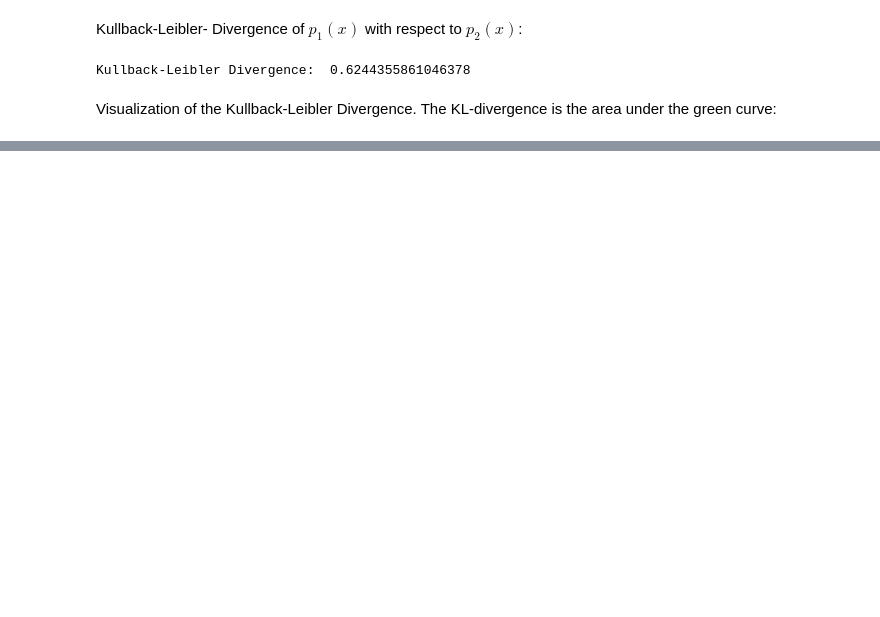
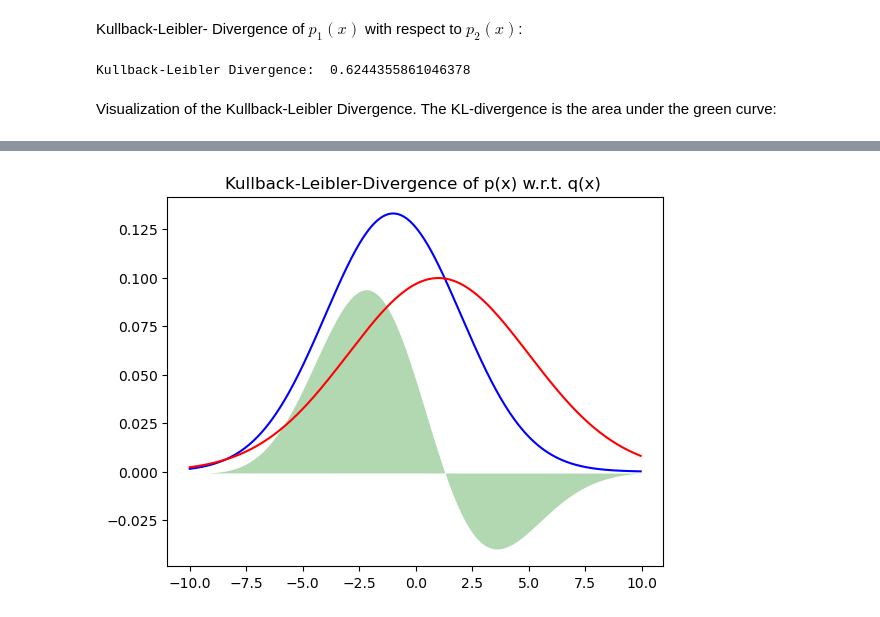
Before and after one commit to hannibunny/probability, a Jupyter notebook: _sources/KullbackLeiblerDivergence.ipynb, the cells around one changed output, grey strips where cells are left out. Saved outputs shown, nothing was run; the diff lists cells and outputs as text; code cells hidden in the pictures; blank space fills up the shorter version.

```diff
--- a/_sources/KullbackLeiblerDivergence.ipynb
+++ b/_sources/KullbackLeiblerDivergence.ipynb
@@ -62,10 +62,10 @@ Kullback-Leibler Divergence:  0.6244355861046378
 # %% [markdown]
 Visualization of the Kullback-Leibler Divergence. The KL-divergence is the area under the green curve:
 # %%
-ax=px.line(x=x,y=[dist1,dist2],labels=["p(x)","q(x)"])
-ax.add_scatter(x=x,y=klsing,fill="tozerox",opacity=0.2)
-ax['data'][0]['name']="p(x)"
-ax['data'][1]['name']="q(x)"
-ax['data'][2]['name']="p(x)*log(p(x)/q(x))"
-ax.show()
+fig,ax=plt.subplots()
+ax.plot(x,dist1,"b")
+ax.plot(x,dist2,"r")
+ax.fill(x,klsing,"g",alpha=0.3)
+ax.set_title("Kullback-Leibler-Divergence of p(x) w.r.t. q(x) ")
+plt.show()
 # %% [output]
@@ -72,0 +72 @@ ax.show()
+[figure, added]
```
Also changed, not shown: parts of 4 cells of this notebook, 5 other files.
